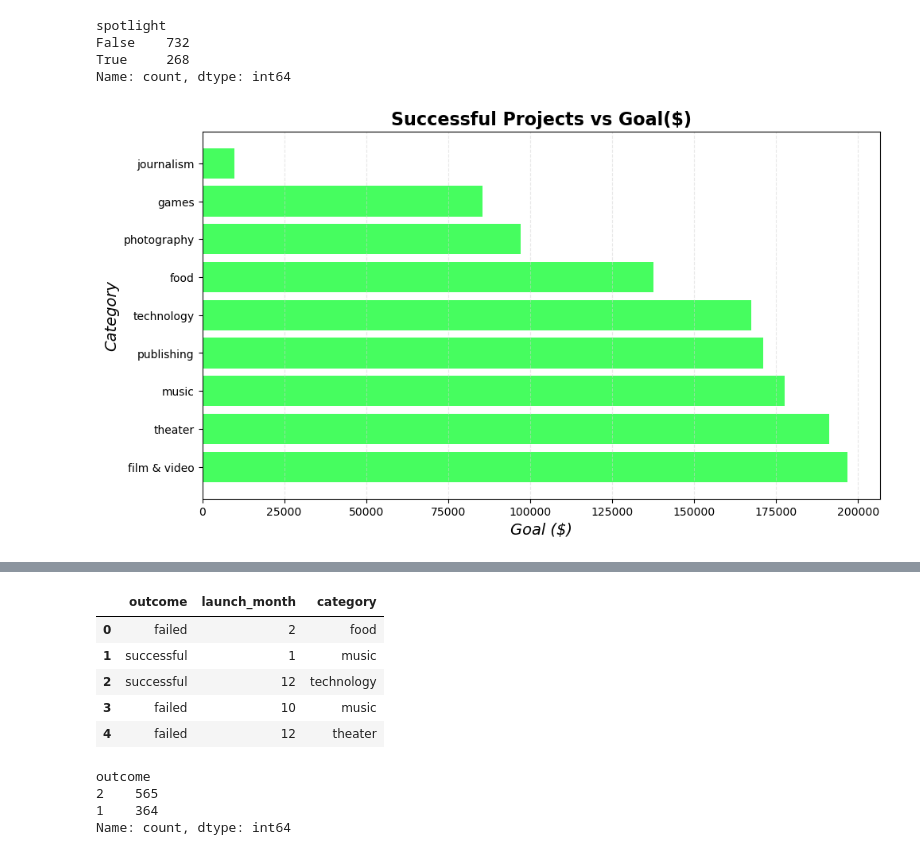
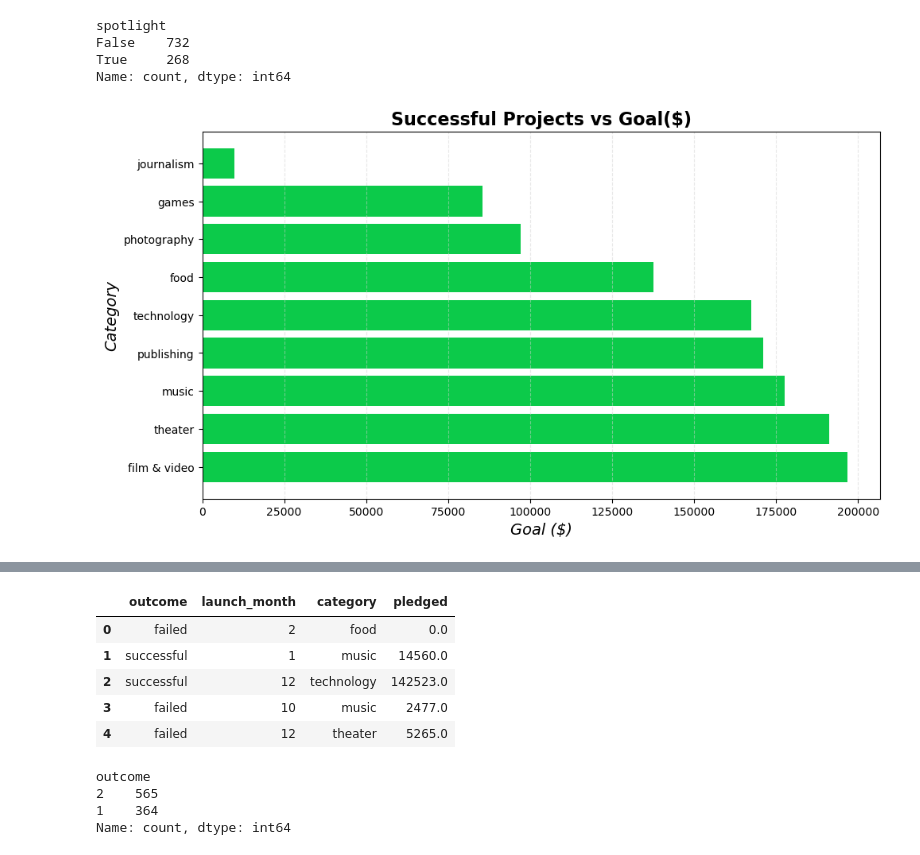
Before and after one commit to musicmaj/Crowdfunding_ETL, a Jupyter notebook: Crowdfunding_ETL/01-Ins_ETL_Mini_Project/Starter_Files/project2_krivers_apatil_analysis.ipynb, the cells around one changed output, grey strips where cells are left out. Saved outputs shown, nothing was run; the diff lists cells and outputs as text; code cells hidden in the pictures.

```diff
--- a/Crowdfunding_ETL/01-Ins_ETL_Mini_Project/Starter_Files/project2_krivers_apatil_analysis.ipynb
+++ b/Crowdfunding_ETL/01-Ins_ETL_Mini_Project/Starter_Files/project2_krivers_apatil_analysis.ipynb
@@ -198,29 +198,29 @@ vis1_df = vis1_df.sort_values(by="goal", ascending=False)
 # %%
 
 y = vis1_df["goal"]
 x = vis1_df["category"]
 
 
 # Step 2: Create the Canvas
 plt.figure(figsize=(11,6))
 
 # Step 3: Create the skeleton plot
-plt.barh(x, y, color="#46FD5F", label='goal')
+plt.barh(x, y, color="#0CCA4A", label='goal')
 # plt.barh(x, y2, color= "#982121", label='pledged')
 
 # Step 4: Customization
 plt.xlabel("Goal ($)", fontsize=14, fontstyle="italic")
 plt.ylabel("Category", fontsize=14, fontstyle="italic")
 plt.title("Successful Projects vs Goal($)", fontsize=16, fontweight="bold")
 # plt.ylim(100000, 300000)
 
 plt.grid(axis="x", color="lightgrey", linestyle="--", alpha=0.5)
 plt.xticks(rotation=0)
 
 # Step 5: Show/Save
 plt.show()
 # %% [output]
-[figure, old version]
+[figure, new version]
 # %%
 # Save references to each table
 Contacts = Base.classes.contacts
@@ -257,25 +257,25 @@ memory usage: 119.3+ KB
 from sqlalchemy import or_
 from sqlalchemy import extract
 # Perform a query to retrieve the data and tobs scores
-results = session.query(Campaign.outcome, extract("month", Campaign.launch_date), Category.category).\
+results = session.query(Campaign.outcome, extract("month", Campaign.launch_date), Category.category, Campaign.pledged).\
     filter(Campaign.category_id ==  Category.category_id).\
     filter(or_(Campaign.outcome == "successful", Campaign.outcome == "failed")).\
     all()
 
 # Save the query results as a Pandas DataFrame. Explicitly set the column names
-vis2_df = pd.DataFrame(results,columns = ["outcome","launch_month","category"])
+vis2_df = pd.DataFrame(results,columns = ["outcome","launch_month","category","pledged"])
 
 
 # Use Pandas Plotting with Matplotlib to plot the data
 vis2_df.head()
 # df8.info()
 # %% [output]
-|  | outcome | launch_month | category |
-| 0 | failed | 2 | food |
-| 1 | successful | 1 | music |
-| 2 | successful | 12 | technology |
-| 3 | failed | 10 | music |
-| 4 | failed | 12 | theater |
+|  | outcome | launch_month | category | pledged |
+| 0 | failed | 2 | food | 0.0 |
+| 1 | successful | 1 | music | 14560.0 |
+| 2 | successful | 12 | technology | 142523.0 |
+| 3 | failed | 10 | music | 2477.0 |
+| 4 | failed | 12 | theater | 5265.0 |
 # %%
 vis2_df["outcome"] = vis2_df["outcome"].replace("failed", 1)
 vis2_df["outcome"] = vis2_df["outcome"].replace("successful", 2)
```
Also changed, not shown: parts of 8 cells of this notebook, 3 other files.
